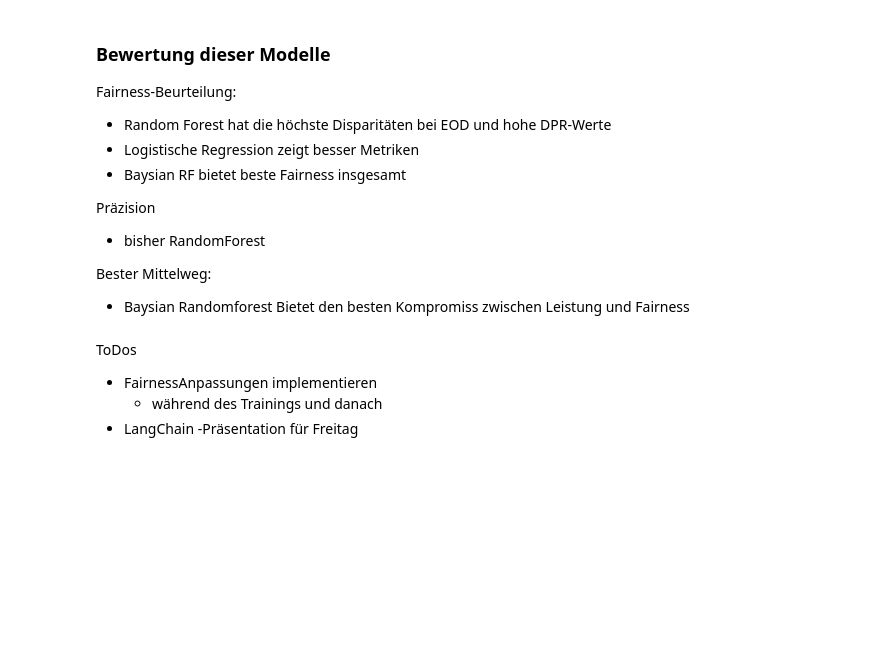
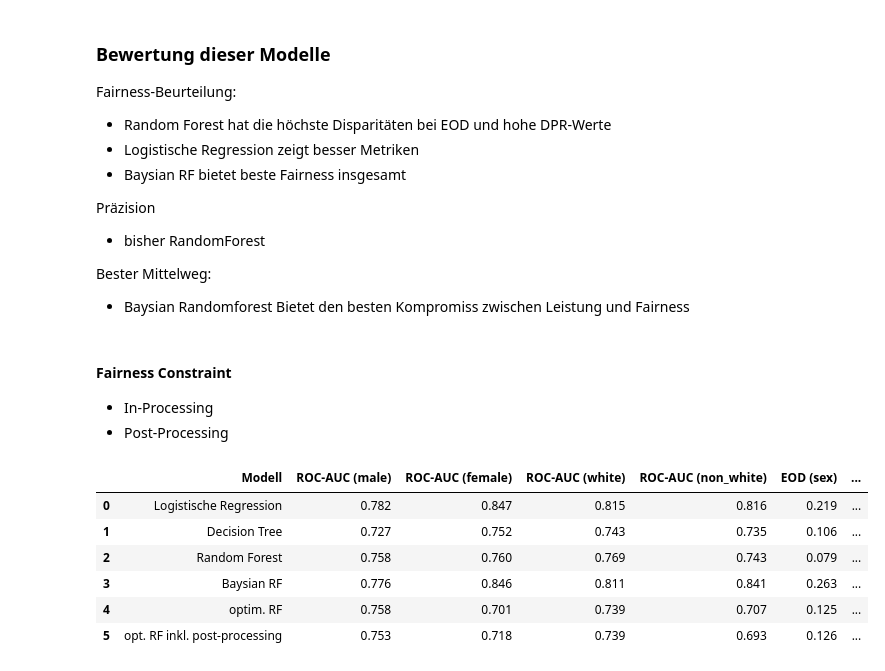
Before and after one commit to TobiasKipp3592/Adult_Cencus_Income_Project, a Jupyter notebook: clean_data_science.ipynb, the cells around one changed output. Saved outputs shown, nothing was run; the diff lists cells and outputs as text; code cells hidden in the pictures; blank space fills up the shorter version.

Commit message:
in-processing and post-processing

```diff
--- a/clean_data_science.ipynb
+++ b/clean_data_science.ipynb
@@ -416,7 +428,7 @@ fair_metric_dt = evaluate_discrimination(target_test, target_pred_dt, features_t
 fair_metric_rf = evaluate_discrimination(target_test, target_pred_rf, features_test)
 fair_metric_rf_ba = evaluate_discrimination(target_test, target_pred_rf_ba, features_test)
 # %%
-model_names = ["Logistische Regression", "Decision Tree", "Random Forest", "Balanced RF"]
+model_names = ["Logistische Regression", "Decision Tree", "Random Forest", "Baysian RF"]
 metrics = [fair_metric_log, fair_metric_dt, fair_metric_rf, fair_metric_rf_ba]
 # Erstellen eines übersichtlichen DataFrames
 results = pd.DataFrame()
@@ -541,9 +553,7 @@ Präzision
 Bester Mittelweg:
 - Baysian Randomforest
     Bietet den besten Kompromiss zwischen Leistung und Fairness
-# %% [markdown]
-ToDos
-- FairnessAnpassungen implementieren
-    - während des Trainings und danach
-- LangChain
--Präsentation für Freitag
+# %% [markdown]
+#### Fairness Constraint
+- In-Processing
+- Post-Processing
@@ -549,0 +577,45 @@ ToDos
+# %%
+# Test, ob Postprocessing weiter die Fairness beeinflusst
+
+# Threshold Optimizer mit Demographic Parity
+postprocess_model = ThresholdOptimizer(
+    estimator=fair_model_rf,
+    constraints="demographic_parity",  # Alternativ: "equalized_odds"
+    prefit=True  # Modell ist schon trainiert
+)
+
+# Trainiere den Postprocessor
+postprocess_model.fit(X_train_processed, target_train, sensitive_features=features_train[["sex", "race"]])
+
+# Berechne faire Vorhersagen
+target_pred_fair_rf_post = postprocess_model.predict(X_test_processed, sensitive_features=features_test[["sex", "race"]])
+# %%
+fair_metric_rf_fc = evaluate_discrimination(target_test, target_pred_fair_rf, features_test)
+fair_metric_rf_fc_post = evaluate_discrimination(target_test, target_pred_fair_rf_post, features_test)
+# %%
+# Tabelle der Daten
+model_names_opt = ["Logistische Regression", "Decision Tree", "Random Forest", "Baysian RF", "optim. RF", "opt. RF inkl. post-processing"]
+metrics_opt = [fair_metric_log, fair_metric_dt, fair_metric_rf, fair_metric_rf_ba, fair_metric_rf_fc,fair_metric_rf_fc_post ]
+# Erstellen eines übersichtlichen DataFrames
+results_opt = pd.DataFrame()
+results_opt['Modell'] = model_names_opt
+
+# ROC-AUC Werte hinzufügen
+for group in ['male', 'female', 'white', 'non_white']:
+    results_opt[f'ROC-AUC ({group})'] = [round(float(model['roc_auc'][group]),3) for model in metrics_opt]
+
+# Andere Metriken hinzufügen
+for metric, name in zip(['eod', 'dpr', 'dpd'], ['EOD', 'DPR', 'DPD']):
+    for group in ['sex', 'race']:
+        results_opt[f'{name} ({group})'] = [round(float(model[metric][group]), 3) for model in metrics_opt]
+
+# Anzeigen des DataFrames
+display(results_opt)
+# %% [output]
+|  | Modell | ROC-AUC (male) | ROC-AUC (female) | ROC-AUC (white) | ROC-AUC (non_white) | EOD (sex) | ... |
+| 0 | Logistische Regression | 0.782 | 0.847 | 0.815 | 0.816 | 0.219 | ... |
+| 1 | Decision Tree | 0.727 | 0.752 | 0.743 | 0.735 | 0.106 | ... |
+| 2 | Random Forest | 0.758 | 0.760 | 0.769 | 0.743 | 0.079 | ... |
+| 3 | Baysian RF | 0.776 | 0.846 | 0.811 | 0.841 | 0.263 | ... |
+| 4 | optim. RF | 0.758 | 0.701 | 0.739 | 0.707 | 0.125 | ... |
+| 5 | opt. RF inkl. post-processing | 0.753 | 0.718 | 0.739 | 0.693 | 0.126 | ... |
```
Also changed, not shown: parts of 7 cells of this notebook.
